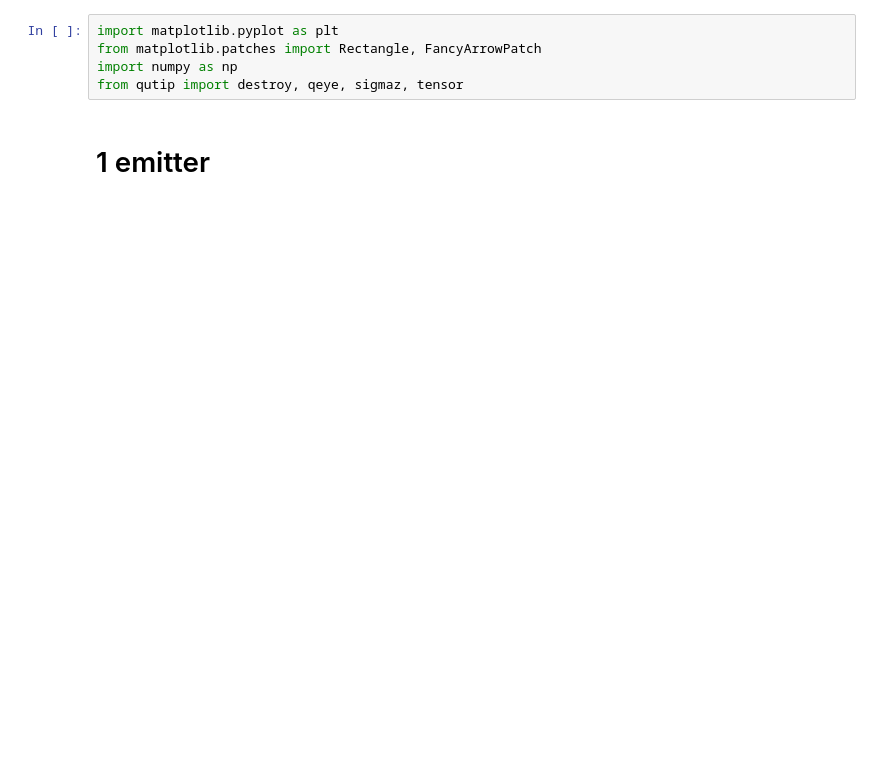
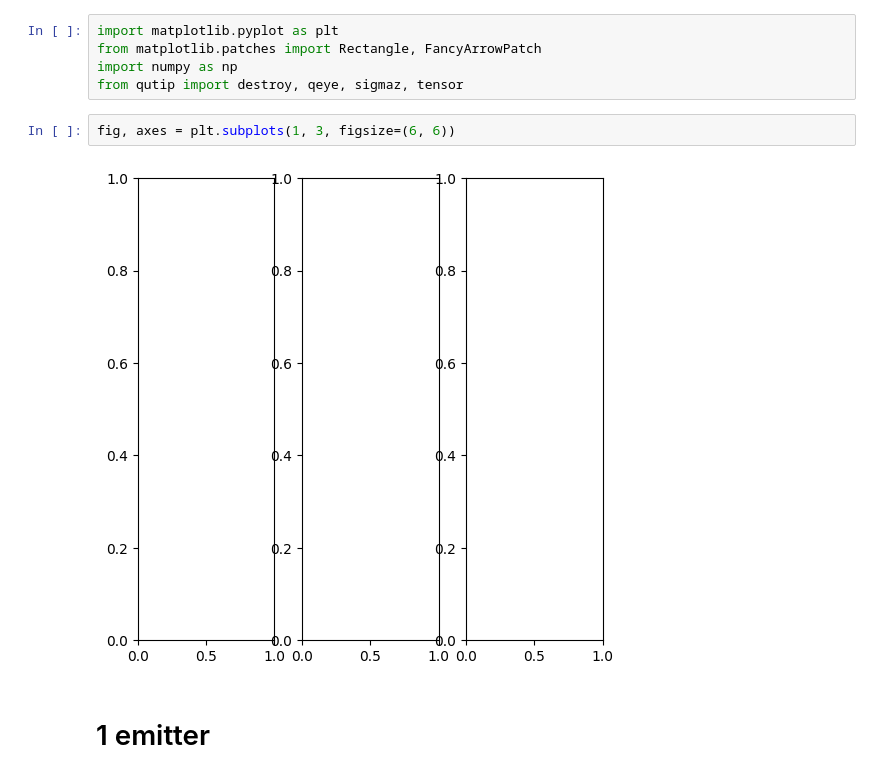
Before and after one commit to alexhrubin/Superconducting_conventional_photon_blockade, a Jupyter notebook: fig_1/energy_levels.ipynb, the cells around one changed output. Cells and saved outputs as stored; diff of their text form; blank space fills up the shorter version.

```diff
--- a/fig_1/energy_levels.ipynb
+++ b/fig_1/energy_levels.ipynb
@@ -3,6 +3,10 @@ import matplotlib.pyplot as plt
 from matplotlib.patches import Rectangle, FancyArrowPatch
 import numpy as np
 from qutip import destroy, qeye, sigmaz, tensor
+# %%
+fig, axes = plt.subplots(1, 3, figsize=(6, 6))
+# %% [output]
+[figure, added]
 # %% [markdown]
 # 1 emitter
 # %%
```
Also changed, not shown: parts of 8 cells of this notebook, 5 other files.
